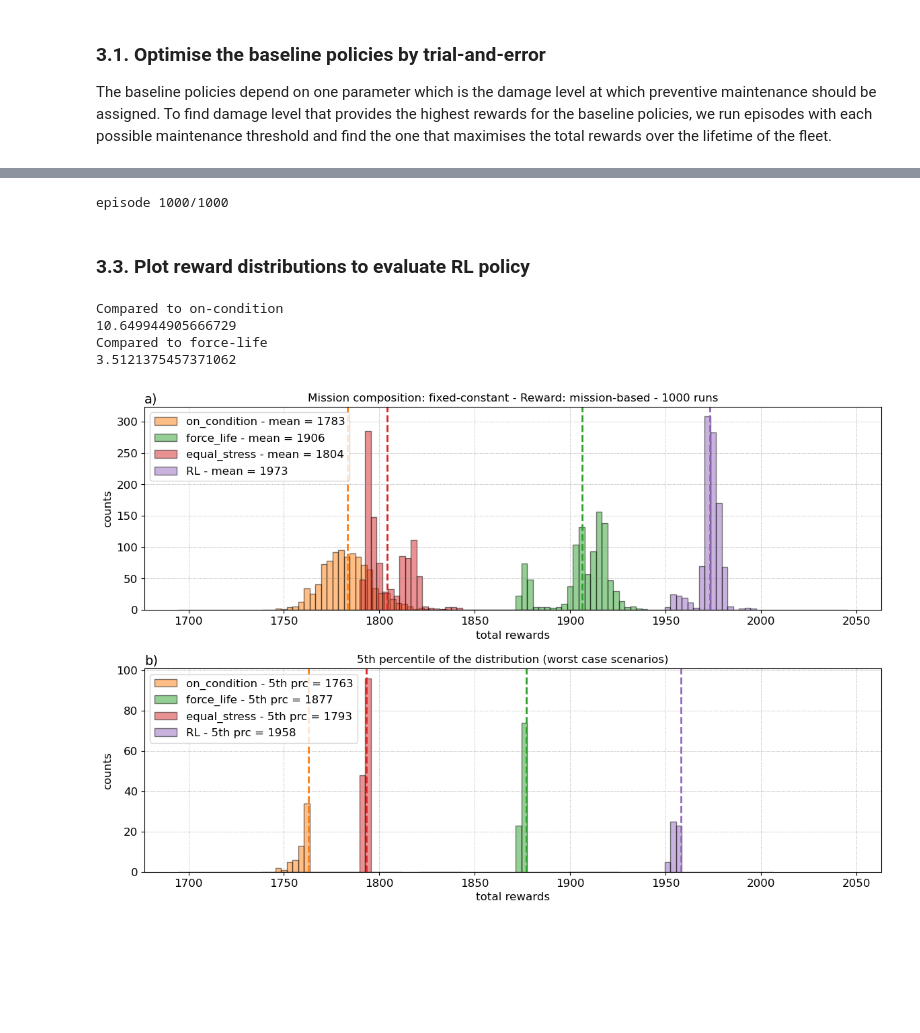
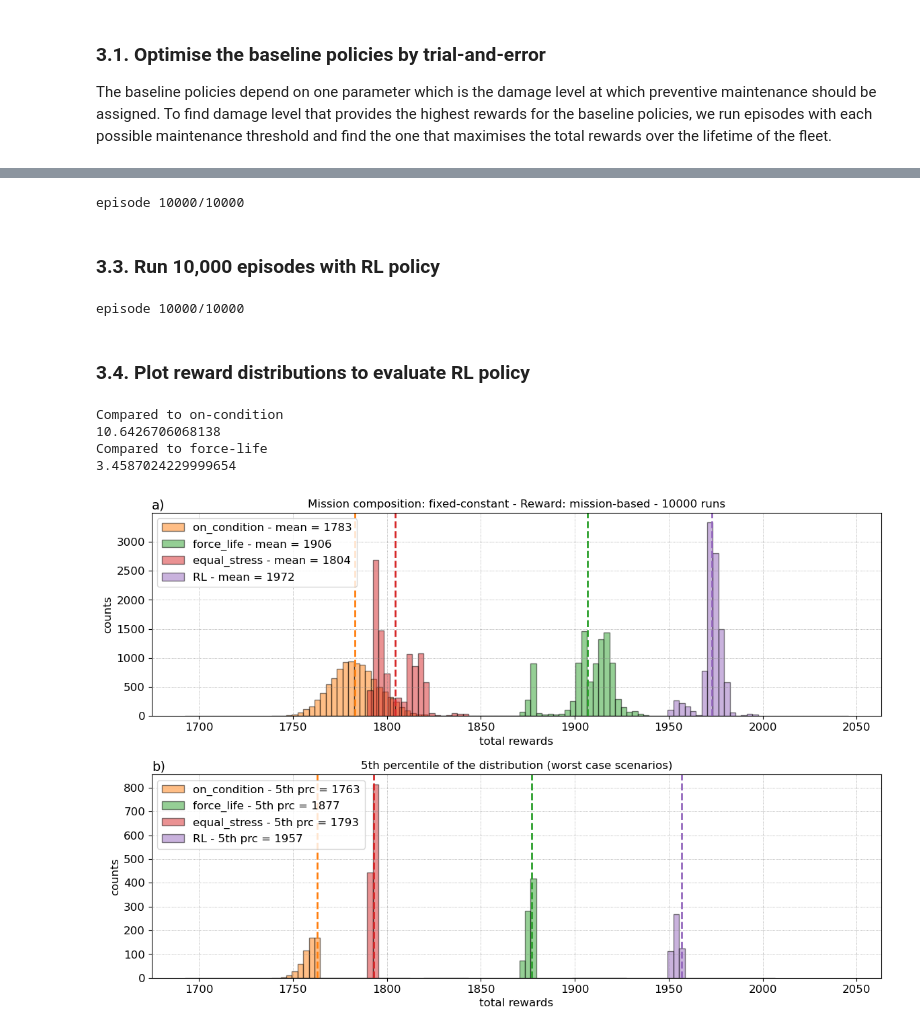
Before and after one commit to UNSW-MCM/RLfleet, a Jupyter notebook: fleet_optimisation_Qtable_2aircraft.ipynb, the cells around one changed output, grey strips where cells are left out. Cells and saved outputs as stored; diff of their text form; code cells hidden in the pictures; blank space fills up the shorter version.

```diff
--- a/fleet_optimisation_Qtable_2aircraft.ipynb
+++ b/fleet_optimisation_Qtable_2aircraft.ipynb
@@ -292,8 +289,6 @@ q_table = opfleet.train_qtable(env,q_table,train_params,fp)
 # %% [markdown]
 ### 2.3. Visualise optimal policy
 # %%
-fp = os.path.join(fp_init,'Qtable_run2')
-
 # load training parameters
 with open(os.path.join(fp,'train_params.txt'),'r') as f:
     train_params = json.load(f)
@@ -327,9 +322,6 @@ fig.savefig(os.path.join(fp,'reward_per_episode.jpg'),dpi=200)
 env.reset()
 damage_ts, reward_ts, qvals = opfleet.episode_qtable(q_table,env)
 print('qtable -> total rewards = %d'%np.nansum(reward_ts))
-# plot fleet status at last timestep
-fig = env.fleet_status()
-fig.savefig(os.path.join(fp,'status_final.jpg'))
 # plot time-series
 fig = opfleet.plot_episode(damage_ts,reward_ts,env)
 fig.savefig(os.path.join(fp,'ts_final.jpg'))
@@ -452,18 +463,16 @@ Optimum maintenance level for force-life policy: damage level of 8
 To generate a distribution of rewards for each policy, we run 10,000 episodes for each policy varing the initial state of the fleet.
 # %%
 # run N simulations for each policy and compare the distributions
-N = 1000
+N = 10000
 # initialise variables
 reward_random = np.empty((N,env.n_tail))
 reward_on_condition = np.empty((N,env.n_tail))
 reward_force_life = np.empty((N,env.n_tail))
 reward_equal_stress = np.empty((N,env.n_tail))
-reward_RL = np.empty((N,env.n_tail))
 completion_random = np.empty(N)
 completion_on_condition = np.empty(N)
 completion_force_life = np.empty(N)
 completion_equal_stress = np.empty(N)
-completion_RL = np.empty(N)
 crack_lengths = np.empty((N,env.n_tail))
 for k in range(env.n_tail):
     crack_lengths[:,k] = np.random.uniform(env.a0*1000,env.amax*1000,N)
@@ -508,41 +517,66 @@ for i in range(N):
     env.crack_lengths = copy.deepcopy(crack_lengths[i,:])
     damage_levels = np.searchsorted(env.dintervals,env.crack_lengths,side='right')
     env.state[:env.n_tail] = damage_levels
-    damage_ts, reward_ts = opfleet.episode_equal_stress(env,maint_level=maint_level_forcelife)
+    damage_ts, reward_ts = opfleet.episode_equal_stress(env,maint_level=maint_level_equalstress)
     reward_equal_stress[i,:] = np.nansum(reward_ts,axis=0)
     completion_equal_stress[i] = np.mean(env.availability)
-
-    # RL policy
-    env.reset()
-    env.crack_lengths = copy.deepcopy(crack_lengths[i,:])
-    damage_levels = np.searchsorted(env.dintervals,env.crack_lengths,side='right')
-    env.state[:env.n_tail] = damage_levels
-    damage_ts, reward_ts, qvals = opfleet.episode_qtable(q_table,env)
-    reward_RL[i,:] = np.nansum(reward_ts,axis=0)
-    completion_RL[i] = np.mean(env.availability)
 
 # store into file
 reward_all = {'random':reward_random,
               'on_condition':reward_on_condition,
               'force_life':reward_force_life,
-              'equal_stress':reward_equal_stress,
-              'RL':reward_RL}
-with open(os.path.join(fp_init,'rewards_distributions2.pkl'),'wb') as f:
+              'equal_stress':reward_equal_stress}
+with open(os.path.join(fp_init,'rewards_baselines.pkl'),'wb') as f:
     pickle.dump(reward_all,f)
 completion_all = {'random':completion_random,
                   'on_condition':completion_on_condition,
                   'force_life':completion_force_life,
-                  'equal_stress':completion_equal_stress,
-                  'RL':completion_RL}
-with open(os.path.join(fp_init,'completionrate_distributions2.pkl'),'wb') as f:
+                  'equal_stress':completion_equal_stress}
+with open(os.path.join(fp_init,'completionrate_baselines.pkl'),'wb') as f:
     pickle.dump(completion_all,f)
 # %% [output]
-episode 1000/1000
+episode 10000/10000
+# %% [markdown]
+### 3.3. Run 10,000 episodes with RL policy
+# %%
+# run N simulations for each policy and compare the distributions
+N = 10000
+# initialise variables
+reward_RL = np.empty((N,env.n_tail))
+completion_RL = np.empty(N)
+crack_lengths = np.empty((N,env.n_tail))
+for k in range(env.n_tail):
+    crack_lengths[:,k] = np.random.uniform(env.a0*1000,env.amax*1000,N)
+# run sinmuls
+env = opfleet.Env(params)
+for i in range(N):
+    print('\repisode %d/%d'%(i+1,N),end='')
+    # RL policy
+    env.reset()
+    env.crack_lengths = copy.deepcopy(crack_lengths[i,:])
+    damage_levels = np.searchsorted(env.dintervals,env.crack_lengths,side='right')
+    env.state[:env.n_tail] = damage_levels
+    damage_ts, reward_ts, qvals = opfleet.episode_qtable(q_table,env)
+    reward_RL[i,:] = np.nansum(reward_ts,axis=0)
+    completion_RL[i] = np.mean(env.availability)
+
+# store into file
+reward_all = {'RL':reward_RL}
+with open(os.path.join(fp,'rewards_RL.pkl'),'wb') as f:
+    pickle.dump(reward_all,f)
+completion_all = {'RL':completion_RL}
+with open(os.path.join(fp,'completionrate_RL.pkl'),'wb') as f:
+    pickle.dump(completion_all,f)
+# %% [output]
+episode 10000/10000
 # %% [markdown]
-### 3.3. Plot reward distributions to evaluate RL policy
+### 3.4. Plot reward distributions to evaluate RL policy
 # %%
-with open(os.path.join(fp_init,'rewards_distributions2.pkl'),'rb') as f:
+with open(os.path.join(fp_init,'rewards_baselines.pkl'),'rb') as f:
     reward_all = pickle.load(f)
+with open(os.path.join(fp,'rewards_RL.pkl'),'rb') as f:
+    reward_RL = pickle.load(f)
+reward_all['RL'] = reward_RL['RL']
 
 binwidth = 3
 # plot full distributions
@@ -560,35 +594,35 @@ ax.legend(loc='upper left');
 ax.set(title='Mission composition: %s - Reward: %s - %d runs'%(params['mission_composition'],params['reward_scheme'],len(rewards)),
        xlabel='total rewards',ylabel='counts');
 ax.text(0,1.07,'a)',ha='left',va='top',transform=ax.transAxes,)
 # fig.savefig(os.path.join(fp,'policy_comparison_%d.jpg'%idx_model),dpi=200)
 ax.xaxis.set_tick_params(which='both', labelbottom=True)
 
 # plot 5th percentile
 ax = axs[1]
 ax.grid(which='major',ls=':',c='0.5',lw=0.5)
 # plot each distribution
 for i,key in enumerate(reward_all.keys()):
     if key == 'random': continue
     rewards = np.sum(reward_all[key][:len(reward_all['RL'])],axis=1)
     prc = np.percentile(rewards,5)
     rewards_prc = rewards[rewards <= prc]
     bins = np.arange(np.min(rewards_prc)-50,np.max(rewards_prc)+50+binwidth,binwidth)-binwidth/2
     ax.hist(rewards_prc,bins=bins,fc='C%d'%i,ec='k',label='%s - 5th prc = %d'%(key,prc),alpha=0.5)
     ax.axvline(prc,ls='--',lw=2,c='C%d'%i)
 ax.legend(loc='upper left');
 ax.set(title='5th percentile of the distribution (worst case scenarios)',
        xlabel='total rewards',ylabel='counts');
 ax.text(0,1.07,'b)',ha='left',va='top',transform=ax.transAxes,)
-fig.savefig(os.path.join(fp_init,'policy_comparison_all2.jpg'),dpi=200)
+fig.savefig(os.path.join(fp_init,'policy_comparison_all.jpg'),dpi=200)
 
 print('Compared to on-condition')
 print(100*(np.mean(np.sum(reward_all['RL'],axis=1))-np.mean(np.sum(reward_all['on_condition'],axis=1)))/np.mean(np.sum(reward_all['on_condition'],axis=1)))
 print('Compared to force-life')
 print(100*(np.mean(np.sum(reward_all['RL'],axis=1))-np.mean(np.sum(reward_all['force_life'],axis=1)))/np.mean(np.sum(reward_all['force_life'],axis=1)))
 # %% [output]
 Compared to on-condition
-10.649944905666729
+10.6426706068138
 Compared to force-life
-3.5121375457371062
+3.4587024229999654
-[figure, old version]
+[figure, new version]
 # %% [markdown]
```
Also changed, not shown: parts of 17 cells of this notebook, 3 other files.
